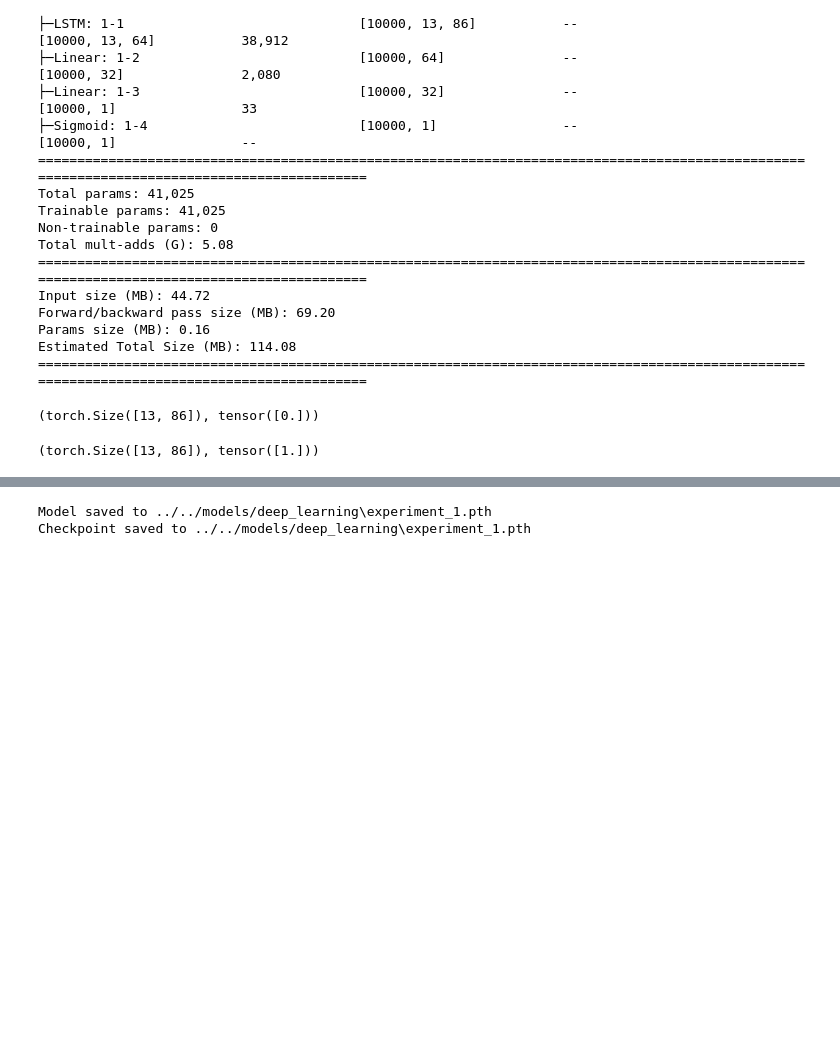
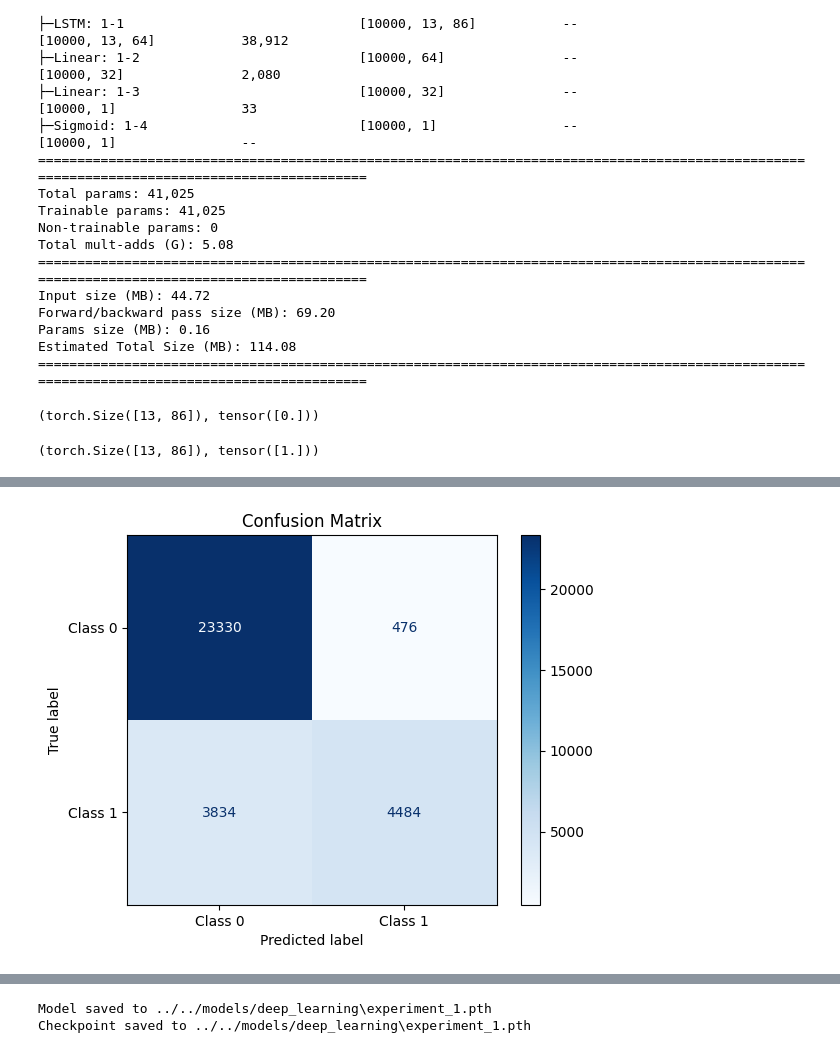
Before and after one commit to Vaseekaran-V/FYP_MSc, a Jupyter notebook: src/deep_learning/experiment_1.ipynb, the cells around one changed output, grey strips where cells are left out. Saved outputs shown, nothing was run; the diff lists cells and outputs as text; code cells hidden in the pictures; blank space fills up the shorter version.

```diff
--- a/src/deep_learning/experiment_1.ipynb
+++ b/src/deep_learning/experiment_1.ipynb
@@ -298,2 +305,19 @@ Training completed in 1m 31s
 Best val loss: 0.2411, Best val AUC: 0.9523
 <All keys matched successfully>
+# %%
+# Ensure the model is in evaluation mode
+model.eval()
+
+# Initialize a list to store predictions
+val_predictions = []
+
+# Disable gradient computation for inference
+with torch.no_grad():
+    for inputs, _ in val_loader:
+        inputs = inputs.to(device)
+        outputs = model(inputs)
+        val_predictions.extend(outputs.cpu().numpy())
+
+# Flatten the predictions
+val_predictions = [p[0] for p in val_predictions]
+print("Validation predictions obtained.")
@@ -299,0 +326,3 @@ Best val loss: 0.2411, Best val AUC: 0.9523
+# %%
+from utils.threshold import find_threshold_binary_search
+threshold = find_threshold_binary_search(y_true=np.array(all_labels).astype('int'), y_pred_proba=np.array(val_predictions), target_class=0)[0]
@@ -299,0 +337,9 @@ Best val loss: 0.2411, Best val AUC: 0.9523
+# %%
+from sklearn.metrics import classification_report
+
+# Convert predictions to binary (threshold = 0.5)
+binary_preds = [1 if p >= threshold else 0 for p in val_predictions]
+
+# Generate classification report
+report = classification_report(all_labels, binary_preds, target_names=['Class 0', 'Class 1'], digits = 4)
+print(report)
@@ -299,0 +355,15 @@ Best val loss: 0.2411, Best val AUC: 0.9523
+# %%
+from sklearn.metrics import confusion_matrix, ConfusionMatrixDisplay
+
+import matplotlib.pyplot as plt
+
+# Compute confusion matrix
+cm = confusion_matrix(all_labels, binary_preds)
+
+# Plot confusion matrix
+disp = ConfusionMatrixDisplay(confusion_matrix=cm, display_labels=['Class 0', 'Class 1'])
+disp.plot(cmap=plt.cm.Blues)
+plt.title("Confusion Matrix")
+plt.show()
+# %% [output]
+[figure, added]
```
Also changed, not shown: parts of 9 cells of this notebook, 29 other files.
